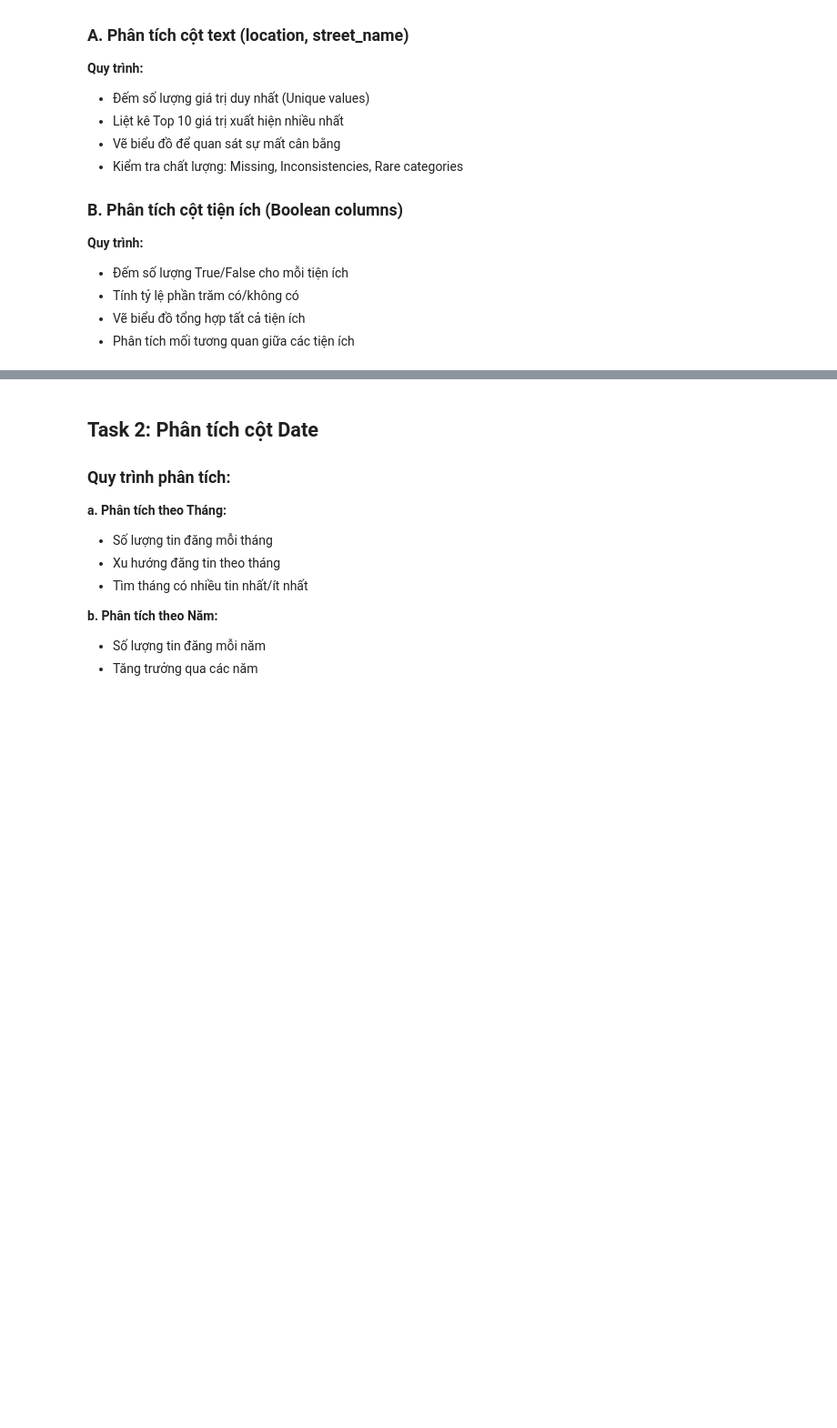
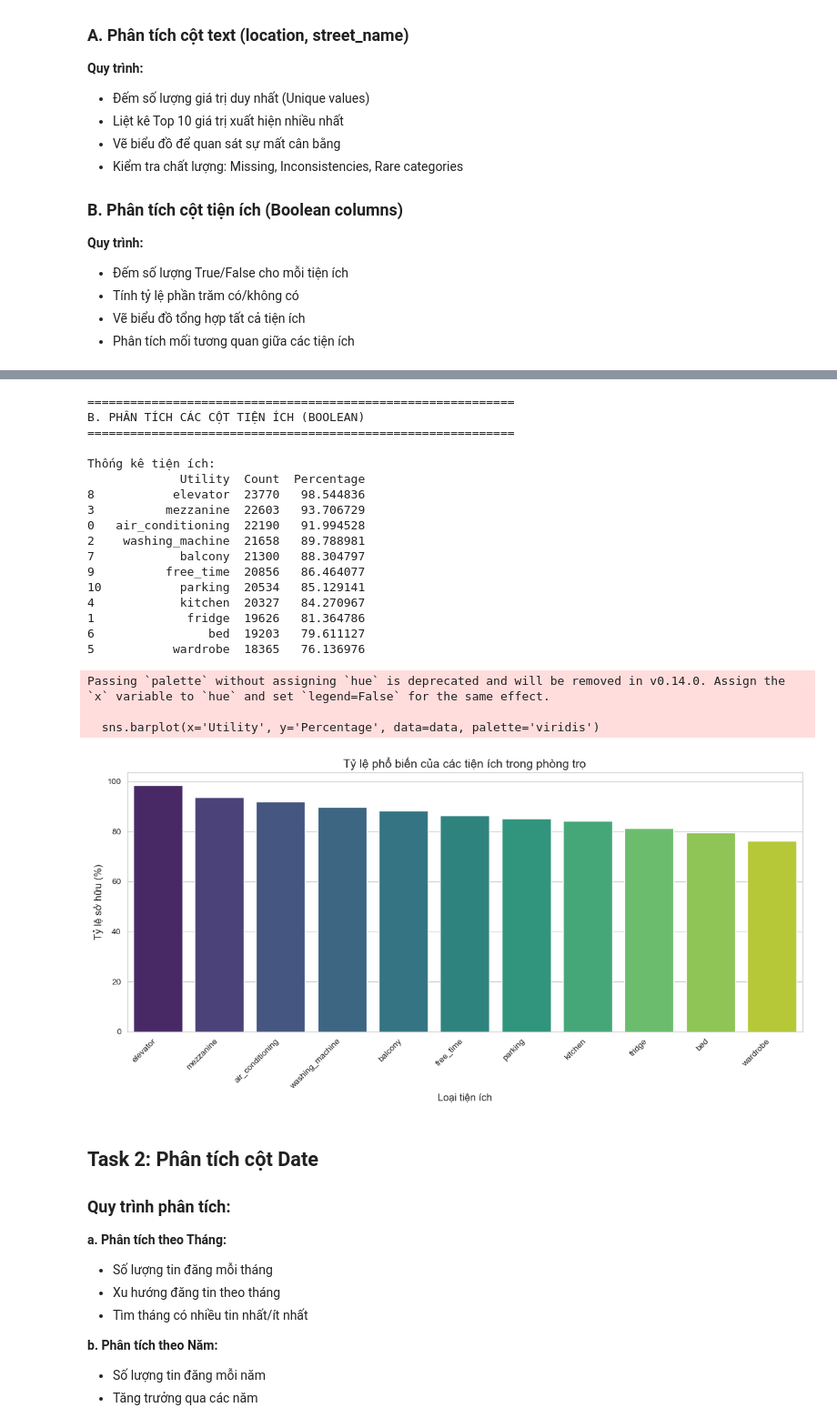
Before and after one commit to HungHiHung10/Intro2DS, a Jupyter notebook: notebooks/categorical_missing.ipynb, the cells around one changed output, grey strips where cells are left out. Shown at 91% size. Drawn from its saved outputs; the diff is of its cells as text; code cells hidden in the pictures; blank space fills up the shorter version.

```diff
--- a/notebooks/categorical_missing.ipynb
+++ b/notebooks/categorical_missing.ipynb
@@ -325,3 +152,44 @@ street_name:
+# %%
+# B. Phân tích các cột tiện ích (Boolean)
+print("\n" + "="*60)
+print("B. PHÂN TÍCH CÁC CỘT TIỆN ÍCH (BOOLEAN)")
+print("="*60)
+
+utility_cols = ['air_conditioning', 'fridge', 'washing_machine', 'mezzanine',
+                'kitchen', 'wardrobe', 'bed', 'balcony', 'elevator',
+                'free_time', 'parking']
+
+# Sử dụng hàm analyze_utilities
+utility_stats = analyze_utilities(df, utility_cols)
+print("\nThống kê tiện ích:")
+print(utility_stats.to_string())
+
+# Vẽ biểu đồ bằng hàm utility
+plot_utility_percentages(
+    data=utility_stats,
+    title='Tỷ lệ phổ biến của các tiện ích trong phòng trọ')
+# %% [output]
+============================================================
+B. PHÂN TÍCH CÁC CỘT TIỆN ÍCH (BOOLEAN)
+============================================================
+
+Thống kê tiện ích:
+             Utility  Count  Percentage
+8           elevator  23770   98.544836
+3          mezzanine  22603   93.706729
+0   air_conditioning  22190   91.994528
+2    washing_machine  21658   89.788981
+7            balcony  21300   88.304797
+9          free_time  20856   86.464077
+10           parking  20534   85.129141
+4            kitchen  20327   84.270967
+1             fridge  19626   81.364786
+6                bed  19203   79.611127
+5           wardrobe  18365   76.136976
+Passing `palette` without assigning `hue` is deprecated and will be removed in v0.14.0. Assign the `x` variable to `hue` and set `legend=False` for the same effect.
+
+  sns.barplot(x='Utility', y='Percentage', data=data, palette='viridis')
+[figure, added]
 # %% [markdown]
 ## Task 2: Phân tích cột Date
 
```
Also changed, not shown: parts of 9 cells of this notebook.
